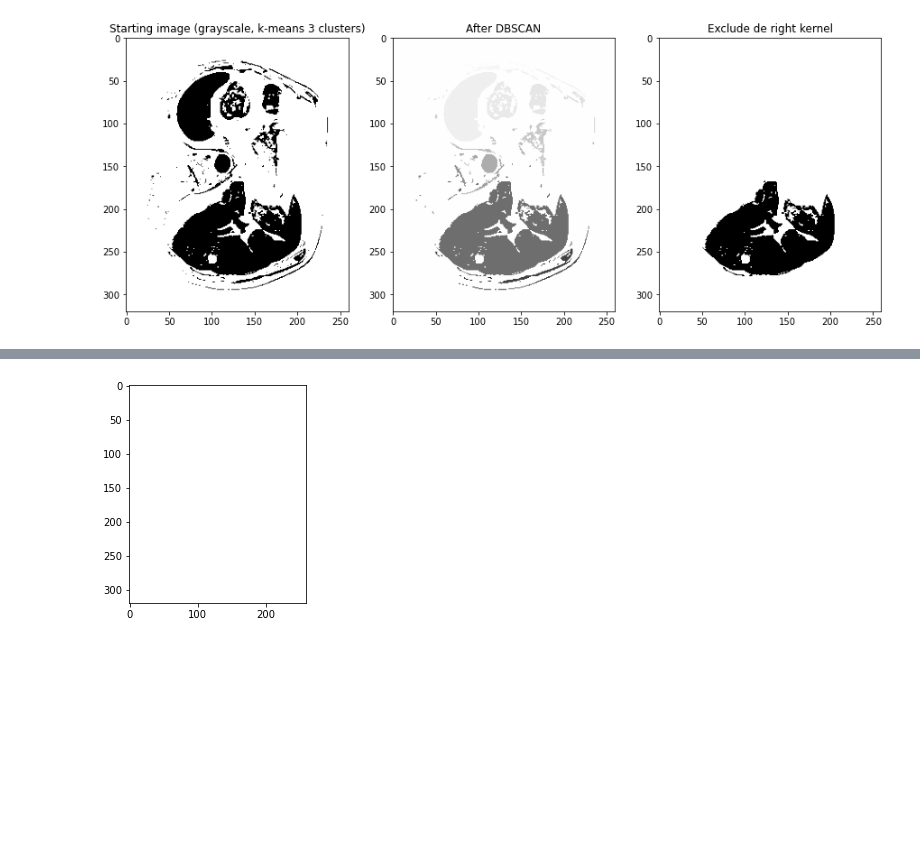
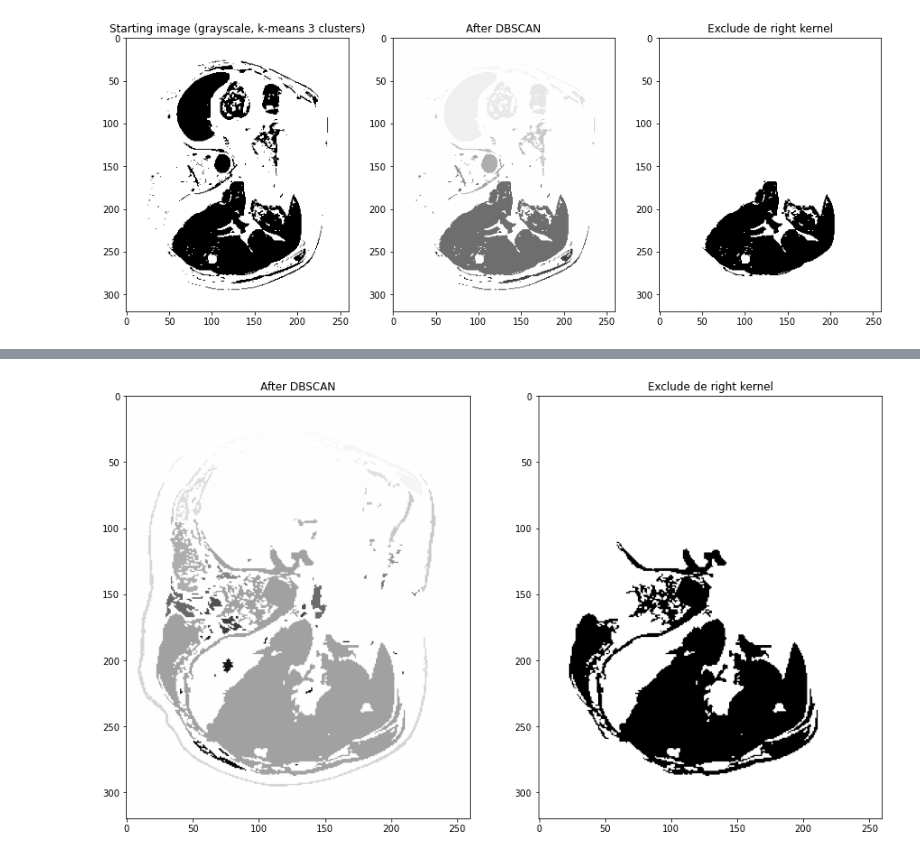
Before and after one commit to defrenned3238/WSBIM2243, a Jupyter notebook: WSBIM2243.ipynb, the cells around one changed output, grey strips where cells are left out. Cells and saved outputs as stored; diff of their text form; code cells hidden in the pictures; blank space fills up the shorter version.

Commit message:
Made K-means followed by DBSCAN for all slices
Out plots not in BW anymore but takes the portion of the image with our interests

```diff
--- a/WSBIM2243.ipynb
+++ b/WSBIM2243.ipynb
@@ -444,22 +420,47 @@ y_bw = (y_kmeans == good_kernel)
-# %%
-#imageOut3x = []
-#imageOut3y = []
-#imageOut3z = []
-imageOut3 = np.zeros((data.shape[0], data.shape[1]))
-for i in range(data.shape[0]):
-    for j in range(data.shape[1]):
-        imageOut3[i, j] = y_bw[1 + data.shape[2]*(j + data.shape[1]*i)]
-#for i in range(data.shape[0]):
-#    for j in range(data.shape[1]):
-#        for k in range(12):
- #           #print(y_bw[k + data.shape[2]*(j + data.shape[1]*i)])
- #           if y_bw[k + data.shape[2]*(j + data.shape[1]*i)] == 1:
-  #              imageOut3x.append(i)
-  #              imageOut3y.append(j)
-  #              imageOut3z.append(k)
-#ax = plt.axes(projection='3d')
-#ax.scatter3D(imageOut3x, imageOut3y, imageOut3z)
-plt.imshow(imageOut3, cmap='Greys')
-plt.show()
-# %% [output]
-[figure, removed]
+# %%
+# Maintenant, nous allons procéder à faire ceci pour quelques couches, ce qui nous permettra de faire sortir le foie en 3D
+OutputData = np.zeros((320 ,260, 112))
+SliceStart = 0
+kmeansSlice = [] # You can recover the K-means of this slice here (labels and so on)
+DBSCANSlice = [] # You can recover the DBSCAN of this slice here (labels and so on)
+DBSCANgoodkernel = [] # You can recover the kernel of the "foie" with this list after the DBSCAN (not as simple than k-means since not all data is used)
+for i in range(SliceStart):
+    kmeansSlice.append(" ")
+    DBSCANSlice.append(" ")
+    DBSCANgoodkernel.append(" ")
+for sliceNumber in range(SliceStart, 112):
+    # Recover data of the slice
+    sliceData = NewListing2D(data, sliceNumber)
+    # Apply K-means to the slice
+    kmeansSlice.append(KMeans(n_clusters=3).fit(sliceData))
+    y_kmeansSlice = kmeansSlice[sliceNumber].labels_
+    good_kernelSlice = y_kmeansSlice[100*300+ 250]
+    y_bwSlice = (y_kmeansSlice == good_kernelSlice)
+    imageOutKmeans = np.zeros((data.shape[0], data.shape[1]))
+    for i in range(data.shape[0]):
+        for j in range(data.shape[1]):
+            imageOutKmeans[i, j] = y_bwSlice[j + data.shape[1]*i]
+    #Apply DB-SCAN
+    newData2Slice = NewListing2D2D(imageOutKmeans)
+    X = newData2Slice
+    DBSCANSlice.append(DBSCAN(eps=1.5, min_samples=2).fit(X))
+    y = DBSCANSlice[sliceNumber].labels_
+    for i in range(len(y)):
+        #print(newData2[i, 0])
+        OutputData[newData2Slice[i, 0], newData2Slice[i, 1], sliceNumber] = y[i]
+    DBSCANgoodkernel.append(OutputData[250, 100, sliceNumber])
+# %%
+# Plot sliceNum (if it was simulated)
+
+sliceNum = 38
+plt.figure(figsize=(15,10))
+plt.subplot(1, 2, 1)
+plt.imshow(OutputData[:, :, sliceNum], cmap='Greys')
+plt.title("After DBSCAN")
+y = DBSCANSlice[sliceNum].labels_
+plt.subplot(1, 2, 2)
+plt.imshow((OutputData[:, :, sliceNum] == DBSCANgoodkernel[sliceNum]), cmap='Greys')
+plt.title("Exclude de right kernel")
+plt.show()
+# %% [output]
+[figure, added]
```
Also changed, not shown: parts of 5 cells of this notebook.
